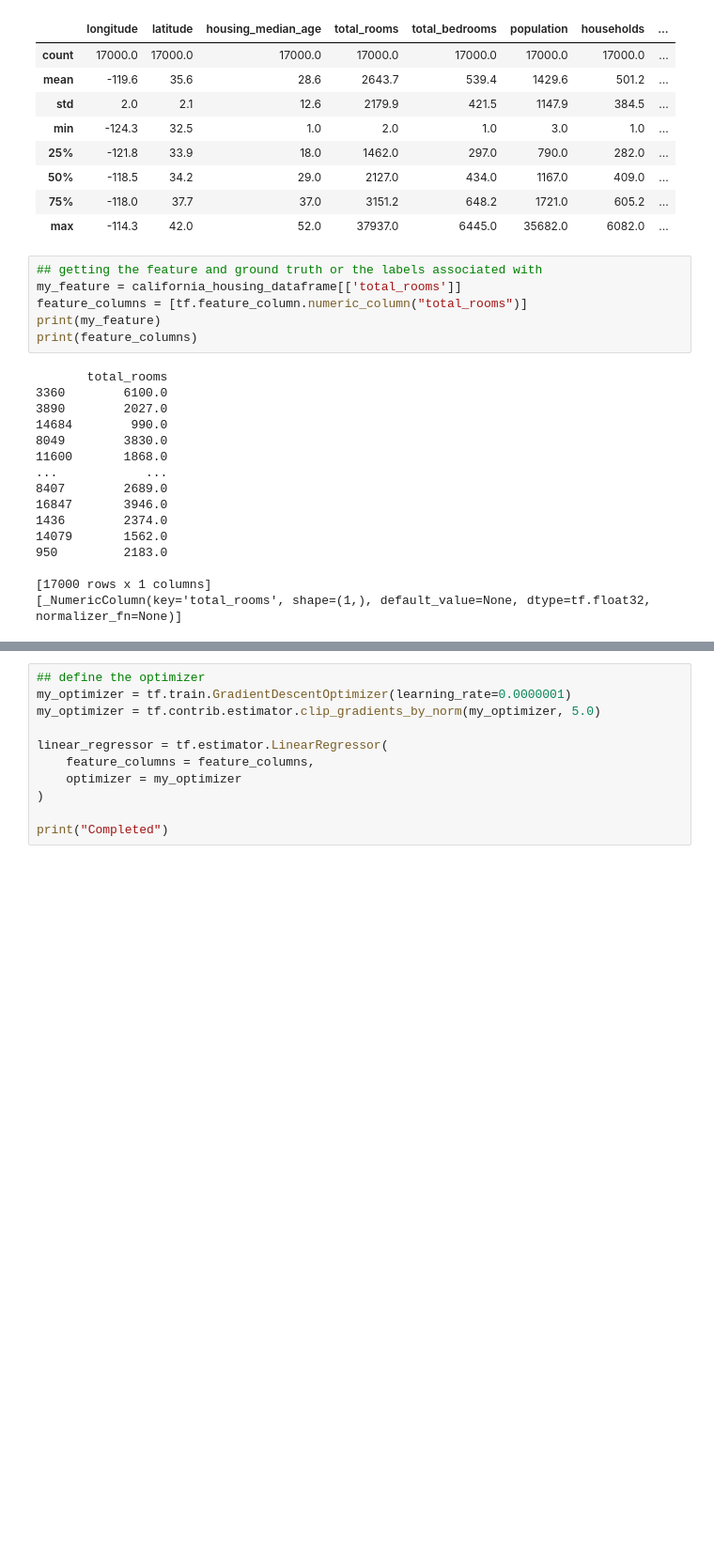
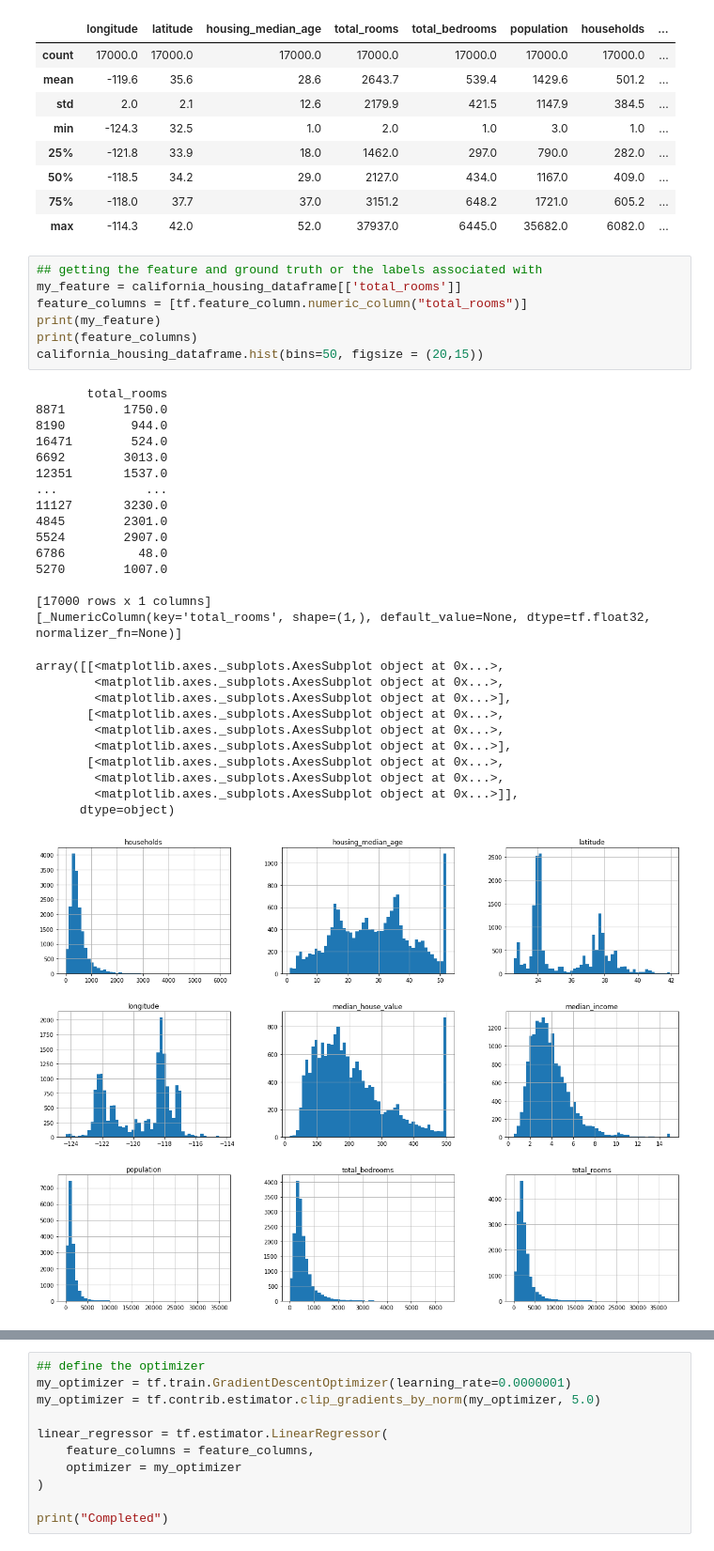
Before and after one commit to biplabku/google-tensorflow, a Jupyter notebook: experiment-tensorflow.ipynb, the cells around one changed output, grey strips where cells are left out. Shown at 94% size. Cells and saved outputs as stored; diff of their text form; blank space fills up the shorter version.

```diff
--- a/experiment-tensorflow.ipynb
+++ b/experiment-tensorflow.ipynb
@@ -54,25 +54,37 @@ california_housing_dataframe.describe()
 # %%
 ## getting the feature and ground truth or the labels associated with
 my_feature = california_housing_dataframe[['total_rooms']]
 feature_columns = [tf.feature_column.numeric_column("total_rooms")]
 print(my_feature)
 print(feature_columns)
+california_housing_dataframe.hist(bins=50, figsize = (20,15))
 # %% [output]
        total_rooms
-3360        6100.0
-3890        2027.0
-14684        990.0
-8049        3830.0
-11600       1868.0
+8871        1750.0
+8190         944.0
+16471        524.0
+6692        3013.0
+12351       1537.0
 ...            ...
-8407        2689.0
-16847       3946.0
-1436        2374.0
-14079       1562.0
-950         2183.0
+11127       3230.0
+4845        2301.0
+5524        2907.0
+6786          48.0
+5270        1007.0
 
 [17000 rows x 1 columns]
 [_NumericColumn(key='total_rooms', shape=(1,), default_value=None, dtype=tf.float32, normalizer_fn=None)]
+array([[<matplotlib.axes._subplots.AxesSubplot object at 0x...>,
+        <matplotlib.axes._subplots.AxesSubplot object at 0x...>,
+        <matplotlib.axes._subplots.AxesSubplot object at 0x...>],
+       [<matplotlib.axes._subplots.AxesSubplot object at 0x...>,
+        <matplotlib.axes._subplots.AxesSubplot object at 0x...>,
+        <matplotlib.axes._subplots.AxesSubplot object at 0x...>],
+       [<matplotlib.axes._subplots.AxesSubplot object at 0x...>,
+        <matplotlib.axes._subplots.AxesSubplot object at 0x...>,
+        <matplotlib.axes._subplots.AxesSubplot object at 0x...>]],
+      dtype=object)
+[figure, added]
 # %%
 ## define the labels
 targets = california_housing_dataframe["median_house_value"]
```
Also changed, not shown: parts of 3 cells of this notebook.
